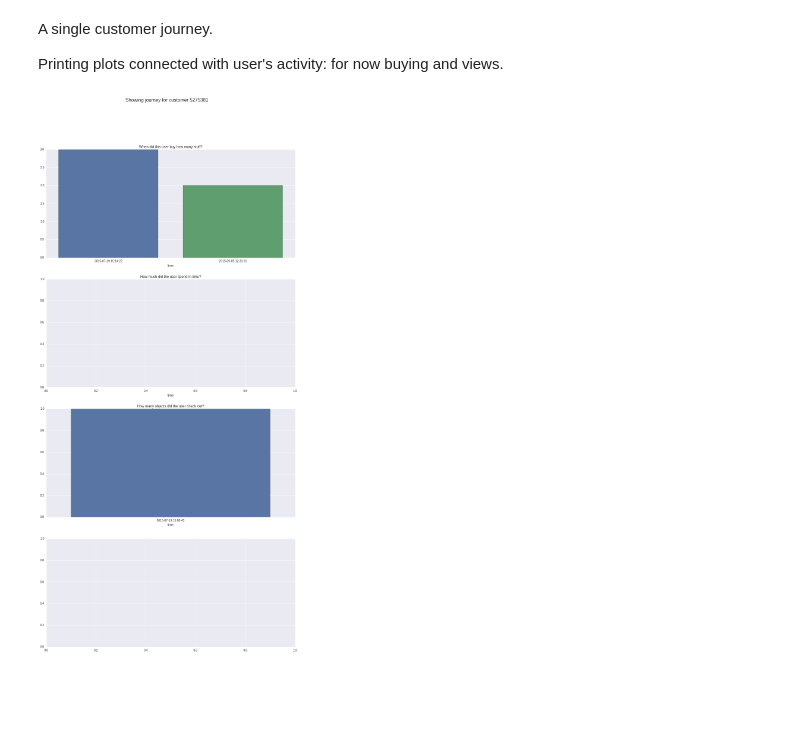
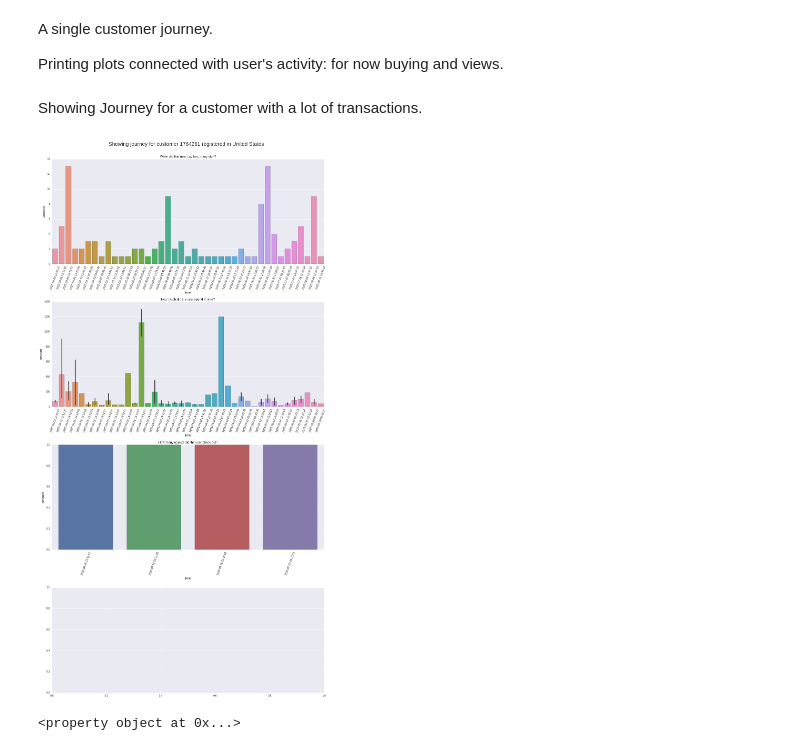
Before and after one commit to PredictionIO/labs-untested, a Jupyter notebook: Kasia Janocha/First attempts to plot.ipynb, the cells around one changed output. Saved outputs shown, nothing was run; the diff lists cells and outputs as text; code cells hidden in the pictures; blank space fills up the shorter version.

Commit message:
Improving aesthetics of first plots for single customer journey + 1 example

```diff
--- a/Kasia Janocha/First attempts to plot.ipynb
+++ b/Kasia Janocha/First attempts to plot.ipynb
@@ -193,39 +193,57 @@ A single customer journey.
 
 Printing plots connected with user's activity: for now buying and views.
 # %%
+import calendar
 def single_customer_journey(myId):
     user_full_info_conversions = full_info_conversions[full_info_conversions.userId==myId]
     %matplotlib inline
     sns.set()
-    main_title = "Showing journey for customer " + str(myId);
+    main_title = "Showing journey for customer " + str(myId) + " registered in " + user_full_info_conversions.registerCountry[user_full_info_conversions.index.values[0]];
     f, (ax1, ax2, ax3, ax4) = sns.plt.subplots(4, sharex=False, sharey=False)
-    f.suptitle(main_title, fontsize=16)
+    f.suptitle(main_title, fontsize=20)
     f.set_size_inches(15,30)
+    f.tight_layout(pad=1, w_pad=1, h_pad=13)
+    plt.subplots_adjust(top=0.95)
 
     df_per_month = user_full_info_conversions.timestamp.value_counts()
     df_per_month = df_per_month.sort_index()
     sns.barplot(y=df_per_month.values, x=df_per_month.index, ax=ax1)
+    ax1.set_xticklabels(df_per_month.index, rotation=70)
     ax1.set_title("When did this user buy how many stuff?")
-    ax1.set_xlabel("time")
+    ax1.set_xlabel("time", fontsize=13)
+    ax1.set_ylabel("amount", fontsize=13)
 
     spending = user_full_info_conversions.price_y * user_full_info_conversions.quantity
     spending.index = user_full_info_conversions.timestamp
     spending = spending.sort_index()
-    df_sp = pandas.DataFrame()
-    df_sp['spending'] = spending
-#     df_sp.plot(kind="scatter", x=spending.index, y=spending.values, ax=ax2)
+    sns.barplot(y=spending.values, x=spending.index, ax=ax2)
+    ax2.set_xticklabels(spending.index, rotation=70)
     ax2.set_title("How much did the user spend in time?")
-    ax2.set_xlabel("time")
+    ax2.set_xlabel("time", fontsize=13)
+    ax2.set_ylabel("amount", fontsize=13)
 
     views_of_user = views[views.userId==myId]
     df_per_month = views_of_user.timestamp.value_counts()
     df_per_month = df_per_month.sort_index()
     sns.barplot(y=df_per_month.values, x=df_per_month.index, ax=ax3)
+    ax3.set_xticklabels(df_per_month.index, rotation=70)
     ax3.set_title("How many objects did the user check out?")
-    ax3.set_xlabel("time")
+    ax3.set_xlabel("time", fontsize=13)
+    ax3.set_ylabel("amount", fontsize=13)
+
+#     user_full_info_conversions['spending'] = user_full_info_conversions.price_y * user_full_info_conversions.quantity
+#     small = user_full_info_conversions.pivot('spending', 'year_x', 'month_x')
+#     sns.heatmap(small, ax=ax4)
 
     sns.plt.show()
-
-single_customer_journey(5275381)
-# %% [output]
-[figure, removed]
+# %% [markdown]
+Showing Journey for a customer with a lot of transactions.
+# %%
+frequent_buyer = full_info_conversions.userId.value_counts().idxmax()
+single_customer_journey(frequent_buyer)
+# %% [output]
+[figure, added]
+# %%
+print(pandas.Series.dt.month)
+# %% [output]
+<property object at 0x...>
```
Also changed, not shown: 1 other file.
